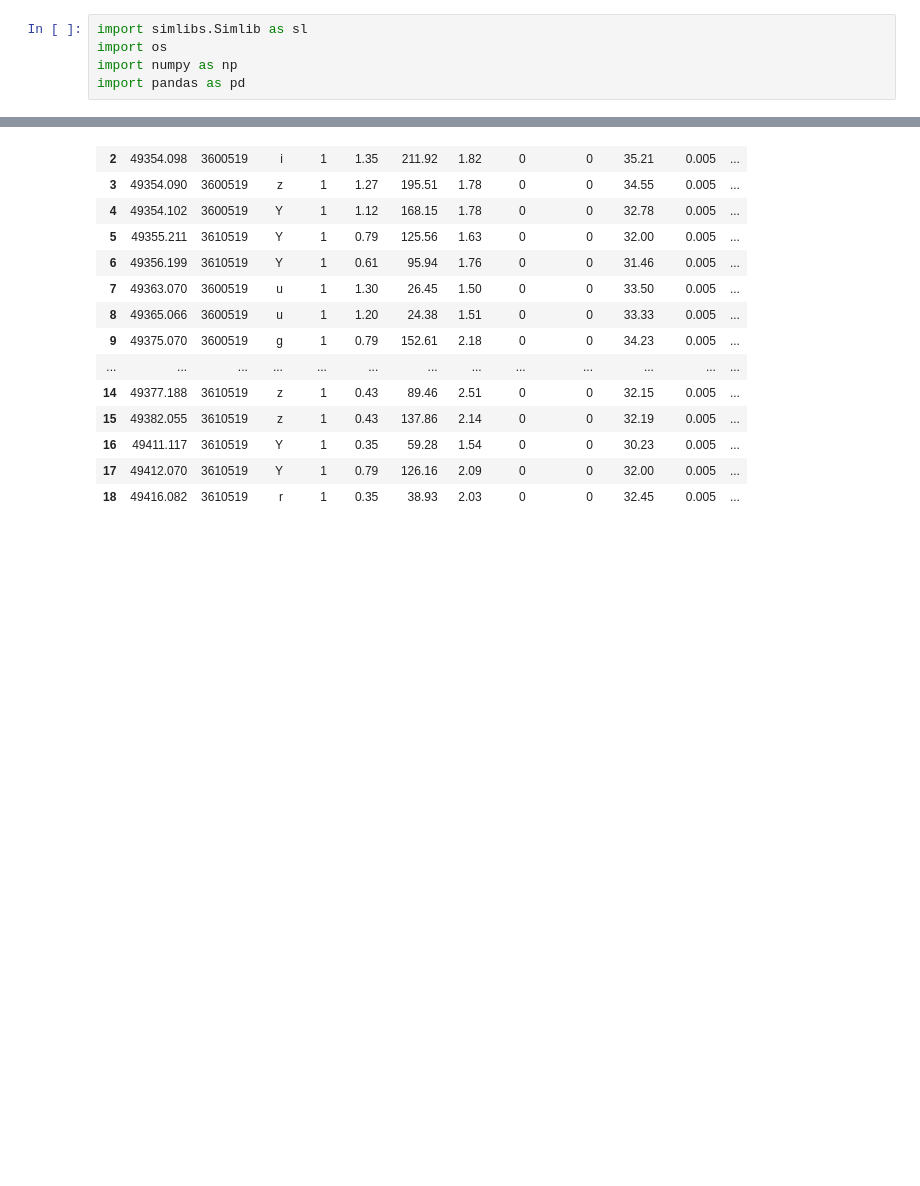
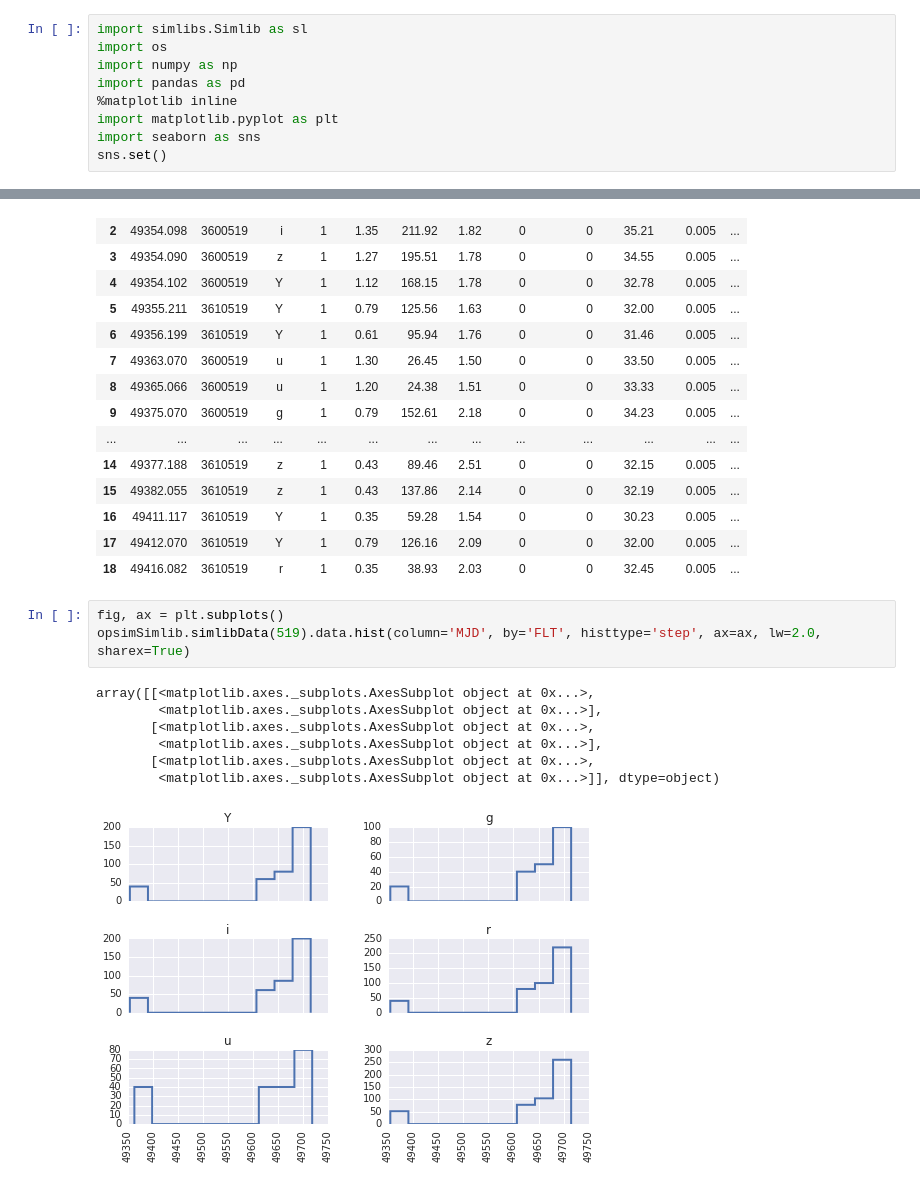
Before and after one commit to LSSTDESC/OpSimSummary, a Jupyter notebook: example/CompareOpsim2168Simlibs.ipynb, the cells around one changed output, grey strips where cells are left out. Cells and saved outputs as stored; diff of their text form; blank space fills up the shorter version.

Commit message:
modified:   CompareOpsim2168Simlibs.ipynb
Added histogram of filter observations

```diff
--- a/example/CompareOpsim2168Simlibs.ipynb
+++ b/example/CompareOpsim2168Simlibs.ipynb
@@ -3,6 +3,10 @@ import simlibs.Simlib as sl
 import os
 import numpy as np
 import pandas as pd
+%matplotlib inline
+import matplotlib.pyplot as plt
+import seaborn as sns
+sns.set()
 # %%
 loc = '/Users/rbiswas/data/SNDATA/INTERNAL/LSST/simlibs/2_168'
 # %%
@@ -138,3 +142,14 @@ d
 | 16 | 49411.117 | 3610519 | Y | 1 | 0.35 | 59.28 | 1.54 | 0 | 0 | 30.23 | 0.005 | ... |
 | 17 | 49412.070 | 3610519 | Y | 1 | 0.79 | 126.16 | 2.09 | 0 | 0 | 32.00 | 0.005 | ... |
 | 18 | 49416.082 | 3610519 | r | 1 | 0.35 | 38.93 | 2.03 | 0 | 0 | 32.45 | 0.005 | ... |
+# %%
+fig, ax = plt.subplots()
+opsimSimlib.simlibData(519).data.hist(column='MJD', by='FLT', histtype='step', ax=ax, lw=2.0, sharex=True)
+# %% [output]
+array([[<matplotlib.axes._subplots.AxesSubplot object at 0x...>,
+        <matplotlib.axes._subplots.AxesSubplot object at 0x...>],
+       [<matplotlib.axes._subplots.AxesSubplot object at 0x...>,
+        <matplotlib.axes._subplots.AxesSubplot object at 0x...>],
+       [<matplotlib.axes._subplots.AxesSubplot object at 0x...>,
+        <matplotlib.axes._subplots.AxesSubplot object at 0x...>]], dtype=object)
+[figure, added]
```
Also changed, not shown: parts of 1 cell of this notebook.
